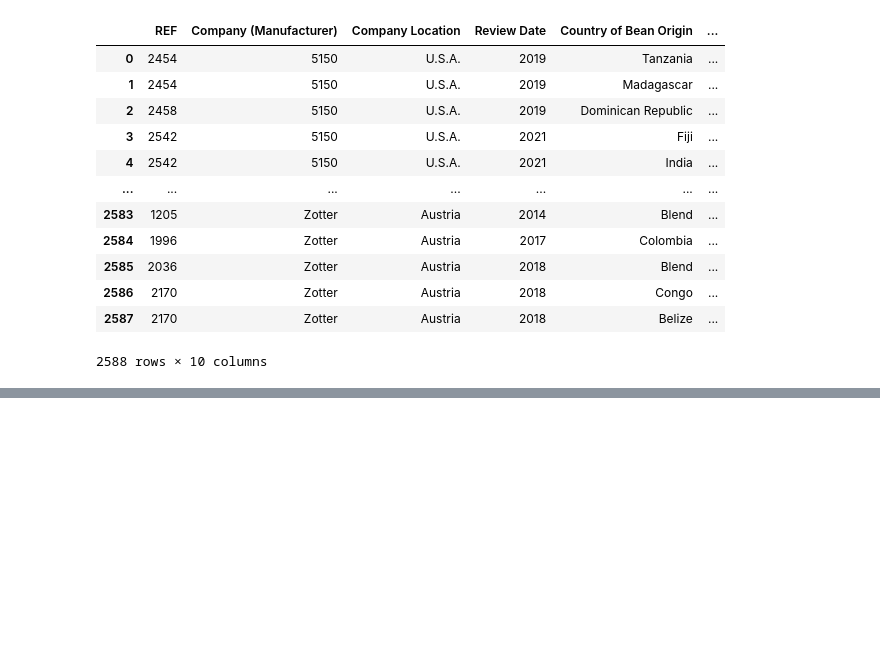
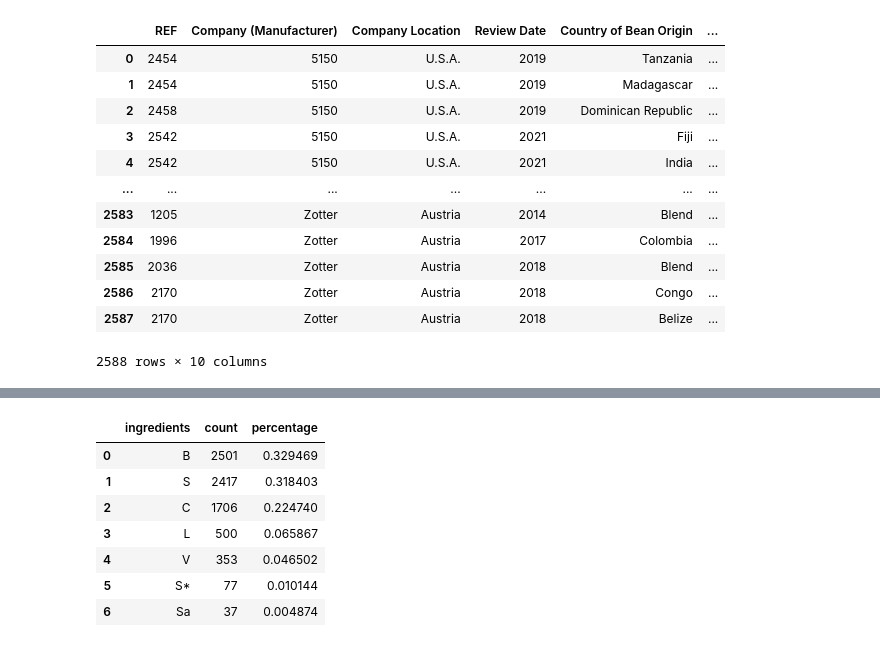
Before and after one commit to robindhillon1/chocolate_rating, a Jupyter notebook: src/chocolate_rating_eda.ipynb, the cells around one changed output, grey strips where cells are left out. Saved outputs shown, nothing was run; the diff lists cells and outputs as text; code cells hidden in the pictures; blank space fills up the shorter version.

```diff
--- a/src/chocolate_rating_eda.ipynb
+++ b/src/chocolate_rating_eda.ipynb
@@ -60,0 +109,30 @@ choco_raw_profile.to_notebook_iframe()
+# %%
+# Analyse Ingredients
+# B = Beans, S = Sugar, S* = Sweetener other than white cane or beet sugar, C = Cocoa Butter, V = Vanilla, L = Lecithin, Sa = Salt
+
+# Drop the rows with blank ingredients, remove the first 2 characters which are meaningless to us, split the comma delimited text
+boom_ingredients = choco_raw['Ingredients'].replace('', np.nan)
+boom_ingredients = boom_ingredients.dropna()
+boom_ingredients = boom_ingredients.str[2:].str.split(',').explode()
+boom_ingredients = boom_ingredients.str.strip()
+
+# Calculate the count and format into dataframe
+boom_ingredients_df = pd.DataFrame(boom_ingredients.value_counts())
+boom_ingredients_df = boom_ingredients_df.rename(columns={'Ingredients': 'count'})
+boom_ingredients_df.sort_values('count', ascending=False)
+boom_ingredients_df = boom_ingredients_df.reset_index()
+boom_ingredients_df.columns=['ingredients', 'count']
+
+# Create a new column for percentage
+boom_ingredients_df['percentage'] = boom_ingredients_df['count'] / sum(boom_ingredients_df['count'])
+
+boom_ingredients_df
+# %% [output]
+|  | ingredients | count | percentage |
+| 0 | B | 2501 | 0.329469 |
+| 1 | S | 2417 | 0.318403 |
+| 2 | C | 1706 | 0.224740 |
+| 3 | L | 500 | 0.065867 |
+| 4 | V | 353 | 0.046502 |
+| 5 | S* | 77 | 0.010144 |
+| 6 | Sa | 37 | 0.004874 |
```
Also changed, not shown: parts of 13 cells of this notebook.
